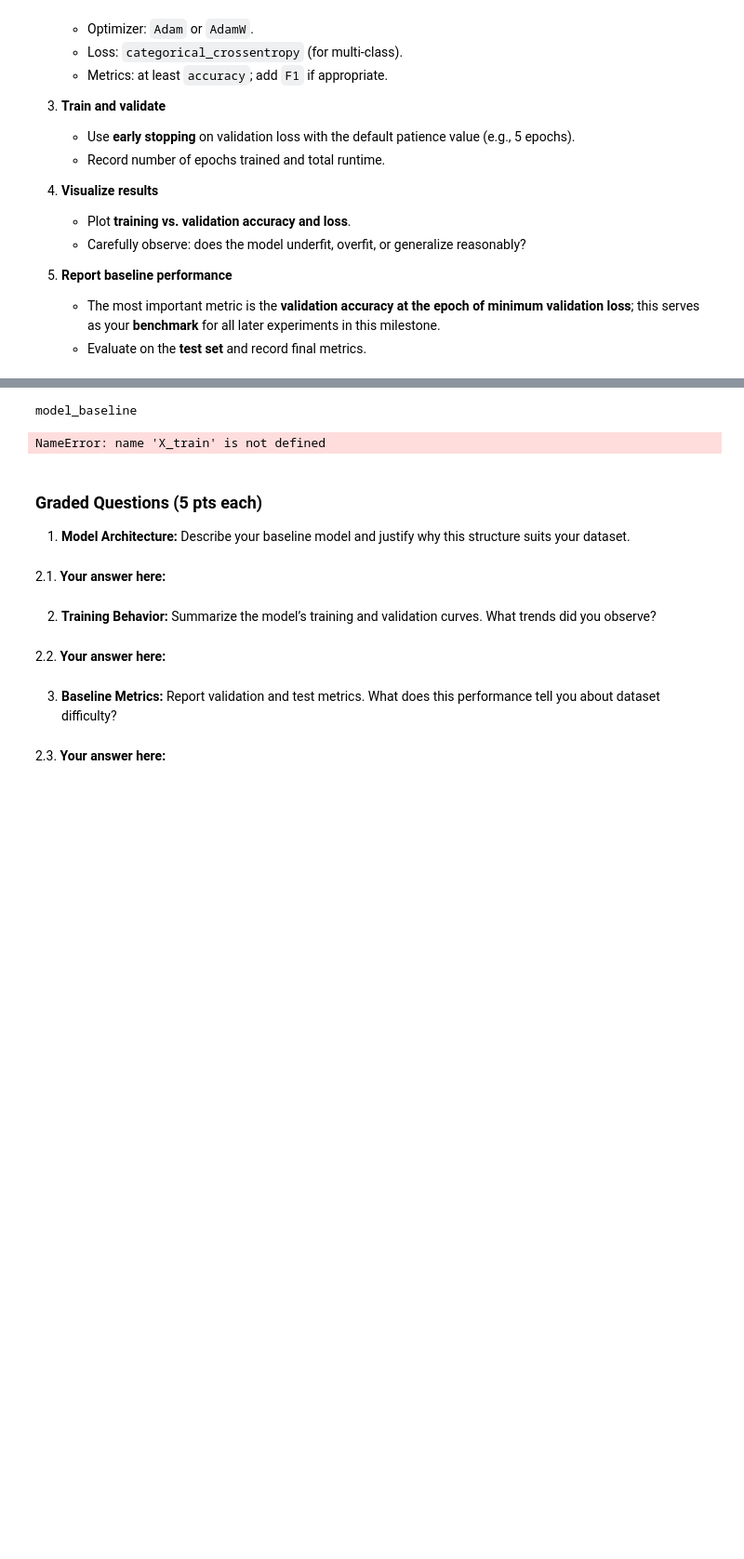
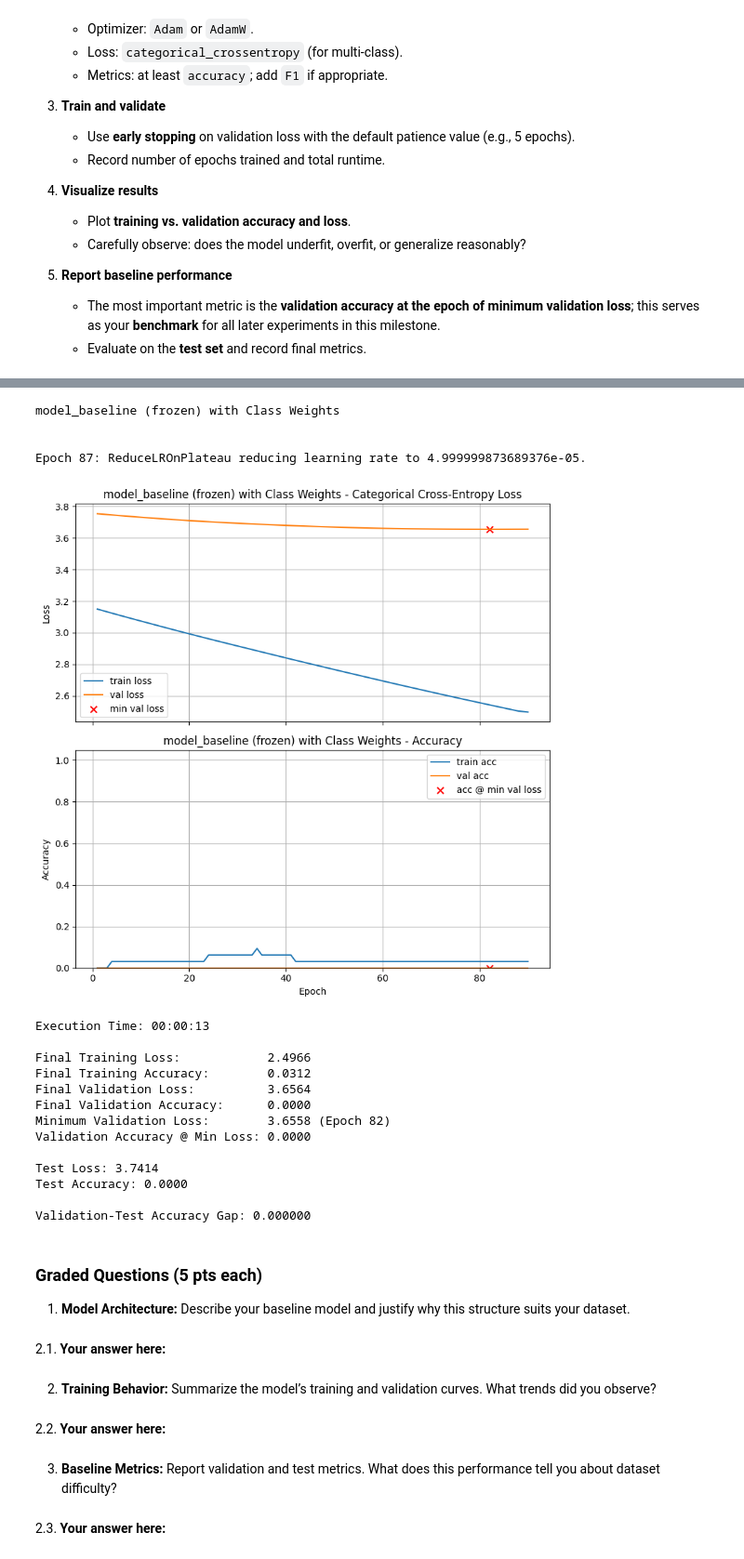
Before and after one commit to jtvon/Module-7-Assignments, a Jupyter notebook: Milestone_02.ipynb, the cells around one changed output, grey strips where cells are left out. Shown at 93% size. Drawn from its saved outputs; the diff is of its cells as text; code cells hidden in the pictures; blank space fills up the shorter version.

Commit message:
Creating baseline model

```diff
--- a/Milestone_02.ipynb
+++ b/Milestone_02.ipynb
@@ -96,6 +101,13 @@ from tensorflow.keras.optimizers.schedules import CosineDecay, ExponentialDecay
 from tensorflow.keras.layers import LayerNormalization, MaxPooling2D,Dropout,GlobalAveragePooling2D,Dense
 from tensorflow.keras.layers import Conv2D,BatchNormalization,Activation,GlobalMaxPooling1D, Flatten, TextVectorization
 from sklearn.model_selection import StratifiedShuffleSplit
+
+from datetime import datetime
+
+def format_hms(seconds):
+    return time.strftime("%H:%M:%S", time.gmtime(seconds))
+
+os.environ['TF_CPP_MIN_LOG_LEVEL'] = '2'
 # %%
 # Load HuffPost dataset
 URL = "https://huggingface.co/datasets/khalidalt/HuffPost/resolve/main/News_Category_Dataset_v2.json"
@@ -346,6 +358,11 @@ print(f"  Train batches: {tf.data.experimental.cardinality(train_ds_tf).numpy()}
 print(f"  Val batches: {tf.data.experimental.cardinality(val_ds_tf).numpy()}")
 print(f"  Test batches: {tf.data.experimental.cardinality(test_ds_tf).numpy()}")
 
+# Split datasets into X and Y components
+X_train, y_train = next(iter(train_ds_tf))
+X_val, y_val = next(iter(val_ds_tf))
+X_test, y_test = next(iter(test_ds_tf))
+
 # Verify batch shapes
 for text_batch, label_batch in train_ds_tf.take(1):
     print(f"\nBatch shapes:")
@@ -588,13 +605,14 @@ def train_and_test(model,
                    clipnorm      = None,
                    batch_size    = 128,
                    loss          = "categorical_crossentropy",
-                   metrics       = ["accuracy", "f1"],
+                   metrics       = ["accuracy"],
                    use_early_stopping = True,
                    patience      = 10,
                    min_delta     = 0.0001,
                    callbacks     = [],                     # for extra callbacks other than early stopping
                    verbose       = 0,
-                   return_history = False
+                   return_history = False,
+                   class_weight = None # Added class_weight parameter
                   ):
 
     print(f"\n{title}\n")
@@ -609,8 +627,6 @@ def train_and_test(model,
                   loss      = loss,
                   metrics   = metrics
                  )
-
-
 
     if use_early_stopping:
         early_stop = EarlyStopping(
@@ -636,7 +652,8 @@ def train_and_test(model,
                             batch_size=batch_size,
                             validation_data=(X_val, y_val),
                             callbacks=cbs,
-                            verbose=verbose
+                            verbose=verbose,
+                            class_weight=class_weight # Pass class_weight here
                            )
     else:
         history = model.fit(X_train, y_train,
@@ -644,7 +661,8 @@ def train_and_test(model,
                             batch_size=batch_size,
                             validation_split=0.2,
                             callbacks=cbs,
-                            verbose=verbose
+                            verbose=verbose,
+                            class_weight=class_weight # Pass class_weight here
                            )
 
     # Plot training history
@@ -769,6 +807,9 @@ Embedding matrix shape: (20000, 100)
 # %%
-model_baseline = Sequential([
-    Input(shape=(MAX_LENGTH,), dtype='int32'),    # Use the 95th percentile max length defined earlier
+# Establish baseline frozen model
+max_text_length = MAX_LENGTH          # Use the max length defined earlier
+
+model_baseline_frozen = Sequential([
+    Input(shape=(max_text_length,), dtype='int32'),
     Embedding(
         input_dim  = training_vocabulary_size,
         output_dim = embedding_dimension,
@@ -777,9 +818,9 @@ model_baseline = Sequential([
         trainable  = False
     ),
     GlobalAveragePooling1D(),
-    Dense(len(label_names), activation='softmax') # Output layer with number of classes and softmax activation
+    Dense(256, activation='relu'),
+    Dense(len(label_names), activation='softmax')
 ])
 
-
-model_baseline.summary()
+model_baseline_frozen.summary()
 # %% [output]
@@ -799,9 +842,30 @@ Model: "sequential_1"
  Non-trainable params: 2,000,000 (7.63 MB)
-# %%
-train_and_test(model_baseline,  lr_schedule=1e-2, title="model_baseline")
-# %% [output]
-model_baseline
-NameError: name 'X_train' is not defined
+# %%
+# Now call the modified function with your tf.data.Datasets and class weights
+train_and_test(model_baseline_frozen,
+                  lr_schedule=1e-4,
+                  title="model_baseline (frozen) with Class Weights",
+                  callbacks=[reduce_lr],
+                  class_weight=class_weights)
+# %% [output]
+model_baseline (frozen) with Class Weights
+
+
+Epoch 87: ReduceLROnPlateau reducing learning rate to 4.999999873689376e-05.
+[figure, added]
+Execution Time: 00:00:13
+
+Final Training Loss:            2.4966
+Final Training Accuracy:        0.0312
+Final Validation Loss:          3.6564
+Final Validation Accuracy:      0.0000
+Minimum Validation Loss:        3.6558 (Epoch 82)
+Validation Accuracy @ Min Loss: 0.0000
+
+Test Loss: 3.7414
+Test Accuracy: 0.0000
+
+Validation-Test Accuracy Gap: 0.000000
 # %% [markdown]
 ### Graded Questions (5 pts each)
 
```
Also changed, not shown: parts of 4 cells of this notebook.
